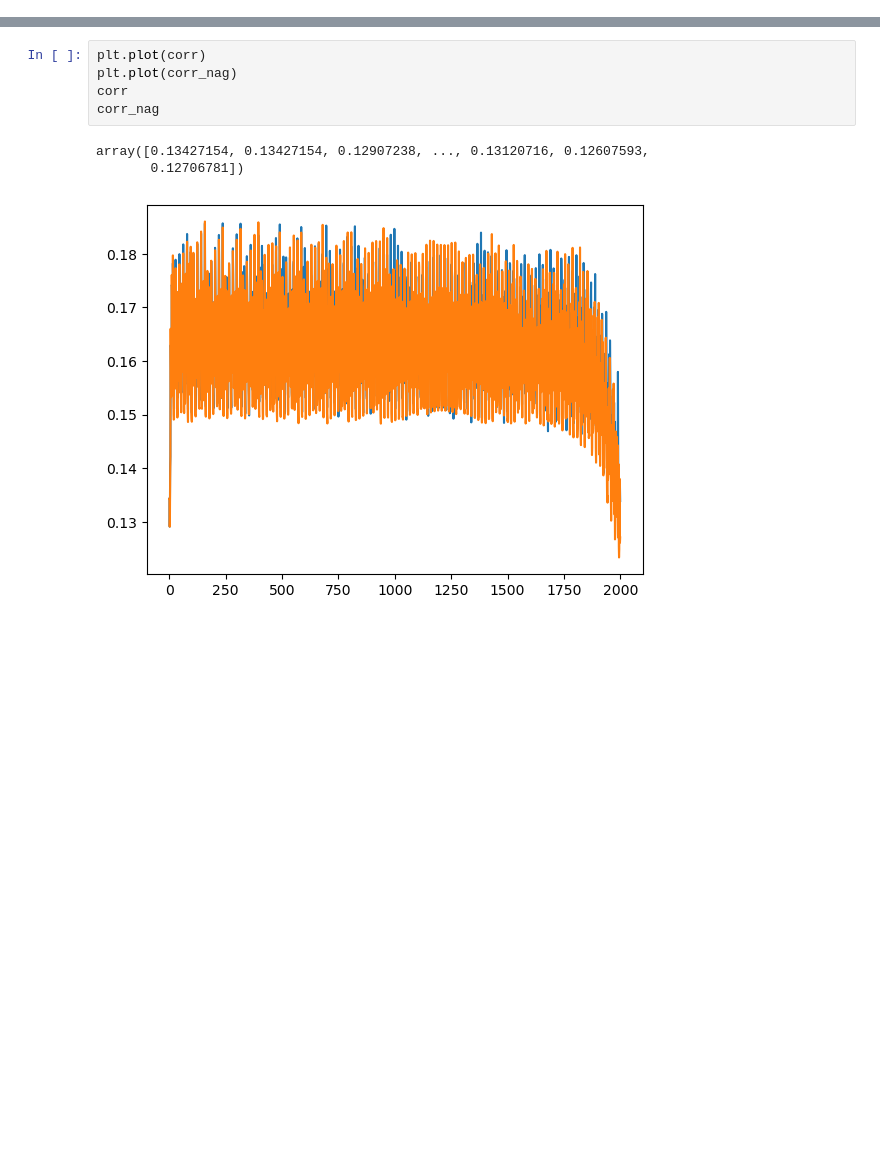
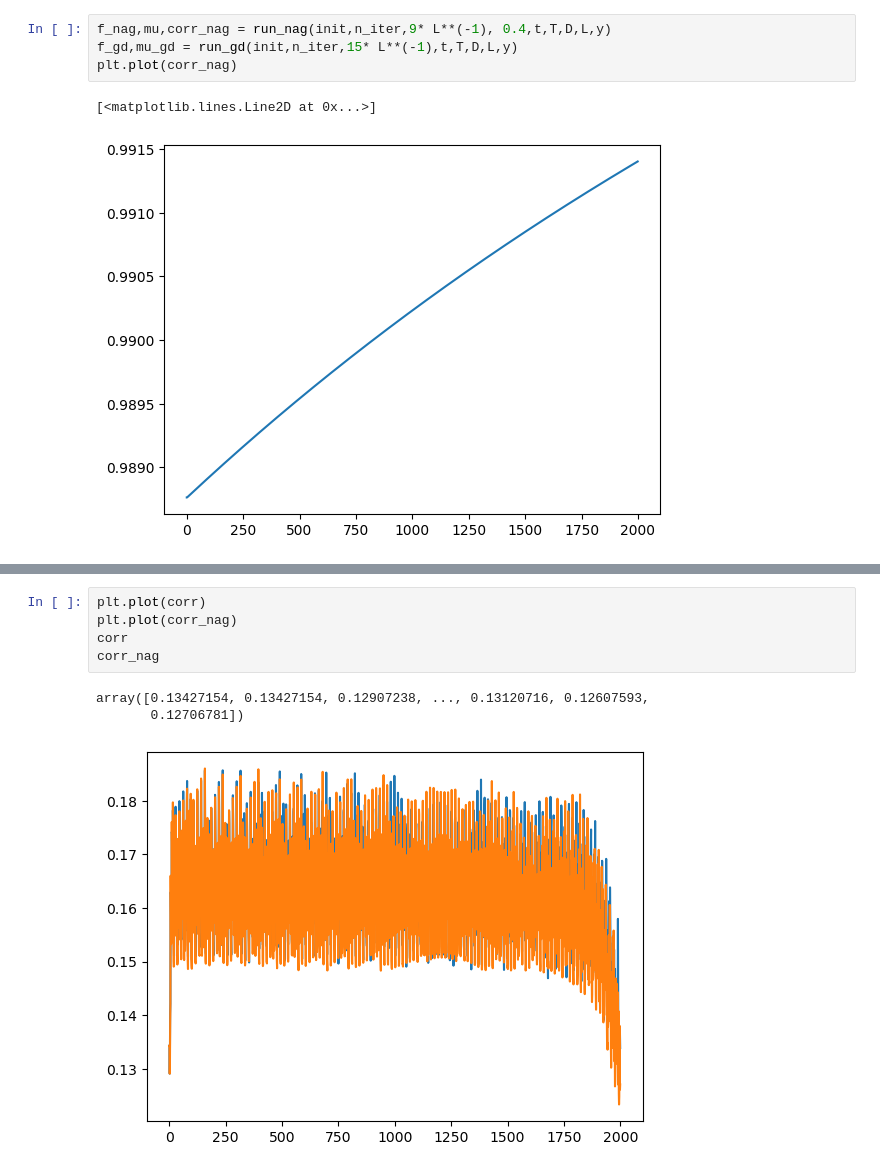
Before and after one commit to J-Hermant/Nesterov_Acceleration_Aiming_Condition, a Jupyter notebook: Wort_instance_pl.ipynb, the cells around one changed output, grey strips where cells are left out. Drawn from its saved outputs; the diff is of its cells as text; blank space fills up the shorter version.

```diff
--- a/Wort_instance_pl.ipynb
+++ b/Wort_instance_pl.ipynb
@@ -170,0 +283,7 @@ True
+# %%
+f_nag,mu,corr_nag = run_nag(init,n_iter,9* L**(-1), 0.4,t,T,D,L,y)
+f_gd,mu_gd = run_gd(init,n_iter,15* L**(-1),t,T,D,L,y)
+plt.plot(corr_nag)
+# %% [output]
+[<matplotlib.lines.Line2D at 0x...>]
+[figure, added]
```
Also changed, not shown: parts of 21 cells of this notebook, 3 other files.
